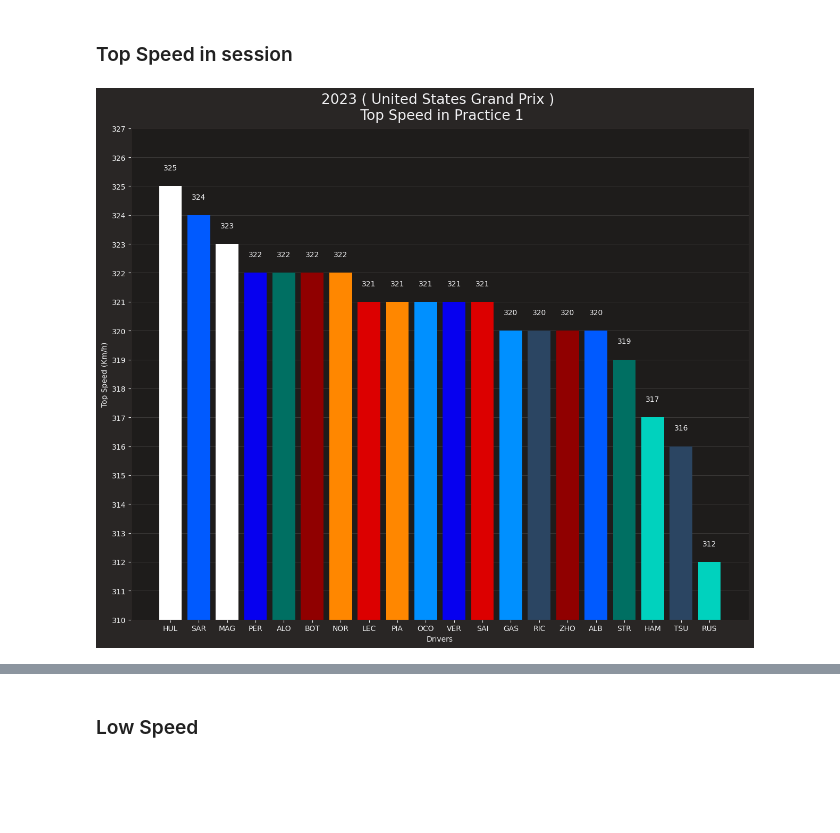
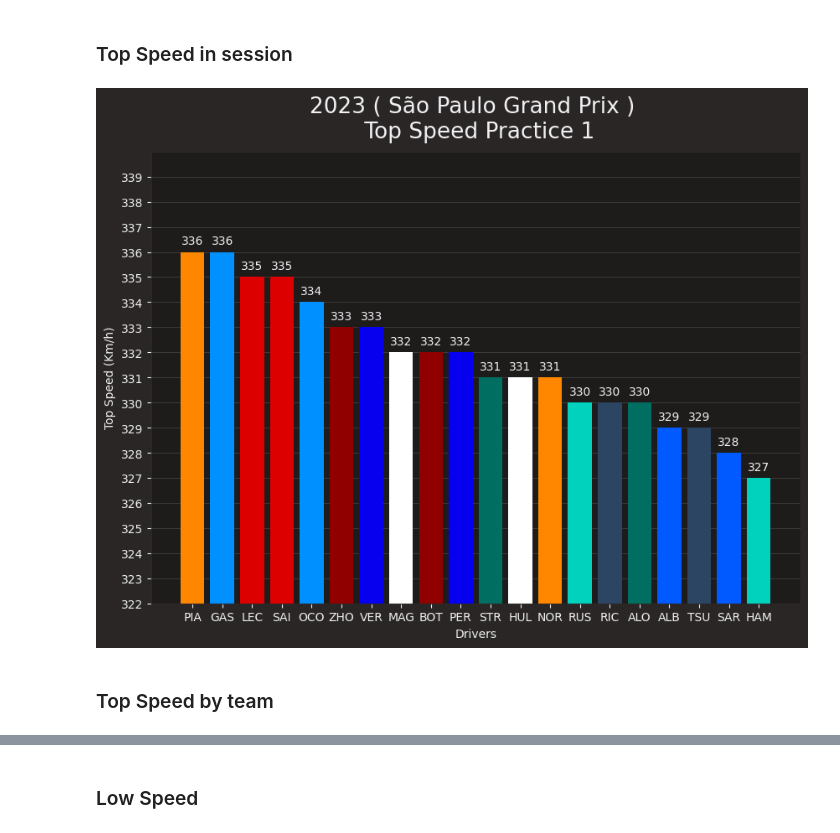
Before and after one commit to RACIM01/F1_Data_Analysing_RCM, a Jupyter notebook: Practice.ipynb, the cells around one changed output, grey strips where cells are left out. Saved outputs shown, nothing was run; the diff lists cells and outputs as text; code cells hidden in the pictures; blank space fills up the shorter version.

```diff
--- a/Practice.ipynb
+++ b/Practice.ipynb
@@ -18,6 +28,6 @@ from scipy import stats
 # %%
 ses = 1
-race = 18
+race = 20
 # %%
 session = fastf1.get_session(2023,race,ses)
 session.load()
@@ -99,3 +89,8 @@ drivers_start_abr = drivers_start_abr["Abbreviation"].values
 
 #race name
 race_name = session.event["EventName"]
+session_name = session.event["Session"+str(ses)]
+corners_distance = session.get_circuit_info().corners
+sector_distance = fct.SectorDistance(laps)
+sector_location = fct.SectorLocation(laps)
+compoundcolor = fct.CompoundColorDf()
@@ -141,7 +121,7 @@ plt.figure(figsize=(10, 7))
 
 # Load your logo image (replace 'logo.png' with the actual filename)
 # logo = plt.imread('logo/LogoFomulaRcmDark.png')
-h = 0.6
+h = 0.4
 y = practice_results["Driver"]
 x = practice_results["LapTimeS"]
 minx = practice_results["LapTimeS"].min()
@@ -174,7 +154,7 @@ for i in range(0,len(y)):
 
 
 # Display the plot
-plt.savefig('C:/Users/GTR/Pictures/Graphes/Practice/Results_'+session.event["Session"+str(ses)]+'.png', dpi=200, bbox_inches='tight')
+plt.savefig('C:/Users/GTR/Pictures/Graphes/Practice/2023 '+race_name+'/2023_'+race_name+'_'+session_name+'_Results.png', dpi=200, bbox_inches='tight')
 
 plt.show()
 # %% [output]
@@ -189,7 +164,7 @@ array(['1', '16', '44', '11', '20', '63', '23', '55', '27', '10', '2',
 # %%
-if((practice_results["DriverNumber"].values!= results["DriverNumber"].values).any()):
+if((practice_results["DriverNumber"].values.tolist()!= results["DriverNumber"].values.tolist())):
+    print('No same drivers')
     results = pd.merge(practice_results["DriverNumber"], results, on='DriverNumber')
-    print(results["DriverNumber"].values)
     # drivers list
     drivers = results["DriverNumber"].values
 
@@ -296,55 +272,60 @@ plt.show()
 # %% [markdown]
 ### Top Speed in session
 # %%
+team_list = []
 driver_list = []
 DriverAB_list = []
 top_speed_list = []
 color_list = []
 
 for i in drivers:
-    if laps.pick_driver(i).empty:
-        print("The DataFrame is empty")
+    lap = laps.loc[laps["DriverNumber"]==i]
+    if (lap.empty or lap["LapTime"].isna().all()):
+        print("The DataFrame is empty driver: ",i)
     else:
-        max_speed = laps.pick_driver(i).pick_fastest().get_car_data()
-        Top_Speed = max_speed.loc[max_speed['Speed'].idxmax(),"Speed"]
-
+        max_speed = lap.pick_fastest().get_car_data()
+        team_list.append(session.get_driver(i)["TeamName"])
         driver_list.append(i)
-        DriverAB_list.append(session.get_driver(i)[["Abbreviation"]].values[0])
-        top_speed_list.append(Top_Speed)
+        DriverAB_list.append(results.loc[results["DriverNumber"] == i,"Abbreviation"].values[0])
+        top_speed_list.append(max_speed["Speed"].max())
         color_list.append(fastf1.plotting.team_color(session.get_driver(i)["TeamName"]))
 
 df_top_speed = pd.DataFrame({
+    'TeamName': team_list,
     'DriverNumber': driver_list,
     'Driver': DriverAB_list,
     'TopSpeed': top_speed_list,
     'Color': color_list
 })
 
-df_top_speed = df_top_speed.sort_values(by='TopSpeed', ascending=False)
+df_top_speed = df_top_speed.sort_values(by='TopSpeed', ascending=False).reset_index(drop=True)
 
-#ploting the top speed
+#Plotting Qualifying Lap Time
 
-plt.figure(figsize=(15, 12))
+plt.figure(figsize=(10, 7))
 x = df_top_speed["Driver"].reset_index(drop=True)
 y = df_top_speed["TopSpeed"].reset_index(drop=True)
-max = df_top_speed["TopSpeed"].max()
-min = df_top_speed["TopSpeed"].min()
+
 # Create the bar plot
 plt.bar(x, y,color = df_top_speed["Color"])
 
 # Add labels and title
 plt.xlabel('Drivers')
 plt.ylabel('Top Speed (Km/h)')
-plt.title('2023 ( '+session.event["EventName"]+' ) \n Top Speed in '+session.event["Session"+str(ses)])
-plt.yticks(range(300, 400, 1))
-plt.ylim(min-2, max+2)
+plt.title('2023 ( '+race_name+' ) \n Top Speed '+session_name)
+plt.yticks(range(int(df_top_speed["TopSpeed"].min())-20, int(df_top_speed["TopSpeed"].max())+4,1))
+plt.ylim(int(df_top_speed["TopSpeed"].min())-5,int(df_top_speed["TopSpeed"].max()) +4)
+plt.grid(axis='y', alpha=0.2)
+
 # Add text annotations on top of bars
 for i in range(len(x)):
-    plt.text(i, y.loc[i]+0.5, str(y.loc[i]), ha='center', va='bottom')
+    plt.text(i, y.loc[i]+0.2, str(y.loc[i]), ha='center', va='bottom')
 
-plt.grid(axis='y', alpha=0.2)
+# Save the figure and show
+plt.savefig('C:/Users/GTR/Pictures/Graphes/Practice/2023 '+race_name+'/2023_'+race_name+'_'+session_name+'_top_speed.png', dpi=200, bbox_inches='tight')
 # Display the plot
-plt.savefig('C:/Users/GTR/Pictures/Graphes/Practice/Top_Speed_'+session.event["Session"+str(ses)]+'.png', dpi=200, bbox_inches='tight')
 plt.show()
 # %% [output]
-[figure, old version]
+[figure, new version]
+# %% [markdown]
+### Top Speed by team
```
Also changed, not shown: parts of 26 cells of this notebook, 4 other files.
